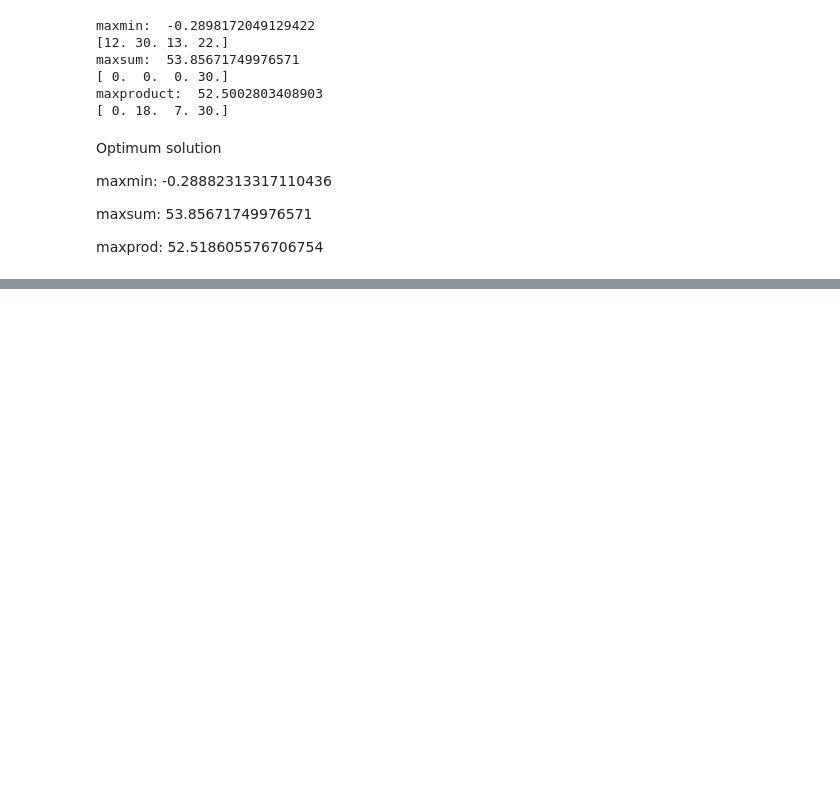
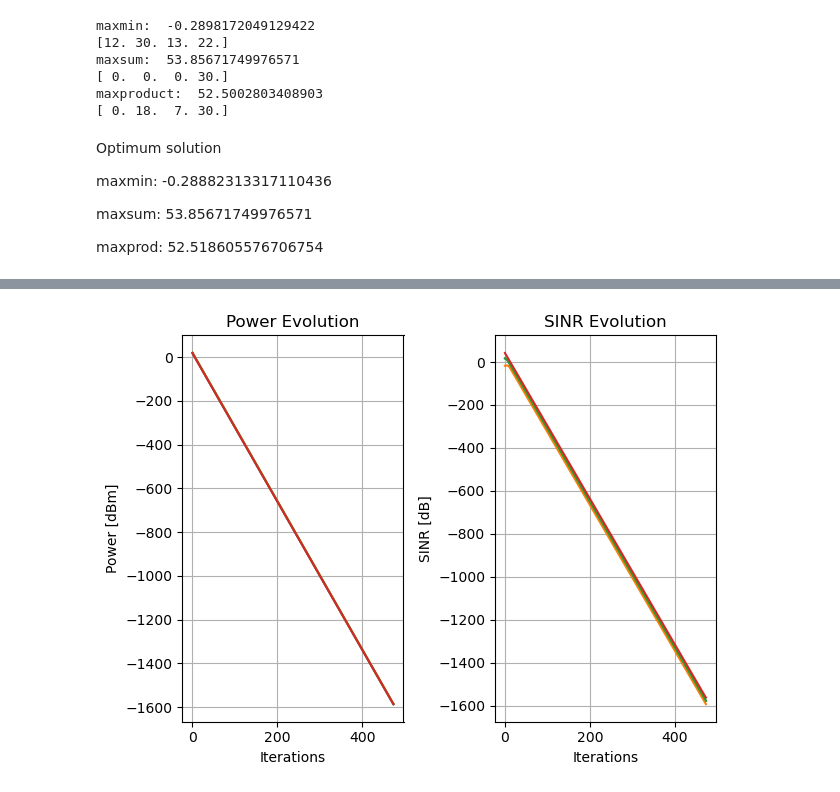
Before and after one commit to matheusdcarneiro/power-control, a Jupyter notebook: main.ipynb, the cells around one changed output, grey strips where cells are left out. Cells and saved outputs as stored; diff of their text form; code cells hidden in the pictures; blank space fills up the shorter version.

```diff
--- a/main.ipynb
+++ b/main.ipynb
@@ -110,12 +110,15 @@ maxprod:  52.518605576706754
 # %%
 # Game-based power allocation strategy
 
-alpha = 0.5
-epsilon = 1e-8
+alpha = 0.1
+epsilon = 0.5
 
 power_game = game_pas(20, alpha, num_ue, epsilon, channel_matrix)
 
-sinr_game = get_sinr(power_game, channel_matrix, n_power)
+sinr_game = get_sinr(power_game[0], channel_matrix, n_power)
 
-print(lin2db(sinr_game))
+p_evolution = np.array(power_game[1])
+
+# Mancho, o passo em que ele faz o mu do passado menos o mu da potencia minima sempre passam todos... ou seja, o mu_passado é sempre maior que o mu_p*; então tá sempre minimizando os valores até chegar no
+# mínimo estabelecido. A função de payoff é menor quanto menor é o valor de potência, o que não faz sentido!
 # %% [output]
@@ -138,0 +162,27 @@ print(lin2db(sinr_game))
+# %%
+fig, (ax1, ax2) = plt.subplots(1, 2)
+
+sinr_evolution = np.zeros(p_evolution.shape)
+
+for iter in range(p_evolution.shape[0]):
+
+     sinr_evolution[iter, :] = lin2db(get_sinr(p_evolution[iter, :], channel_matrix, n_power))
+
+for ue in range(num_ue):
+
+     ax1.plot(np.arange(p_evolution.shape[0]), p_evolution[:, ue])
+     ax2.plot(np.arange(p_evolution.shape[0]), sinr_evolution[:, ue])
+
+ax1.set_title('Power Evolution')
+ax1.set_xlabel('Iterations')
+ax1.set_ylabel('Power [dBm]')
+ax1.grid(visible=True)
+
+ax2.set_title('SINR Evolution')
+ax2.set_xlabel('Iterations')
+ax2.set_ylabel('SINR [dB]')
+ax2.grid(visible=True)
+
+plt.tight_layout()
+# %% [output]
+[figure, added]
```
Also changed, not shown: parts of 2 cells of this notebook, 1 other file.
